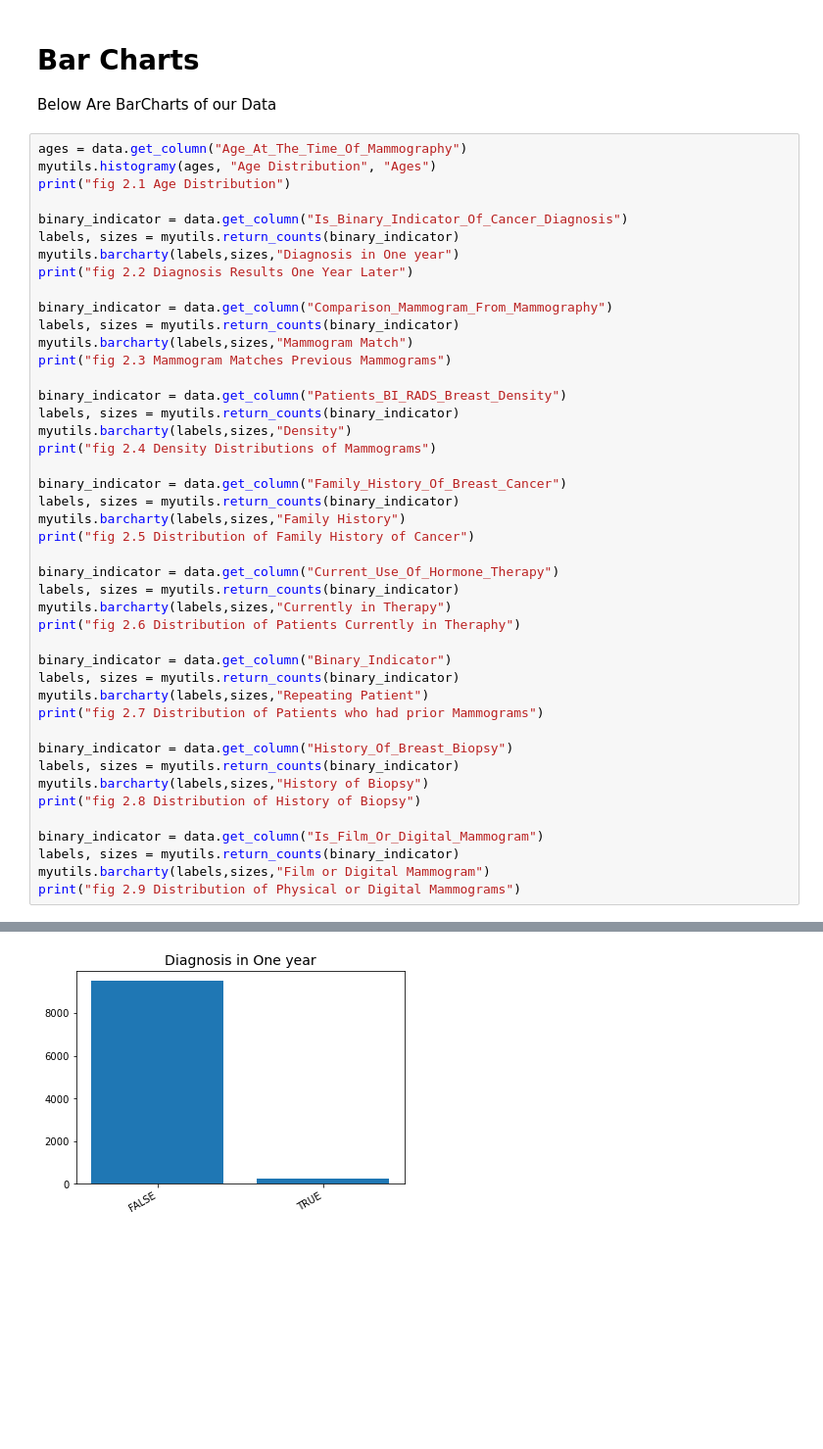
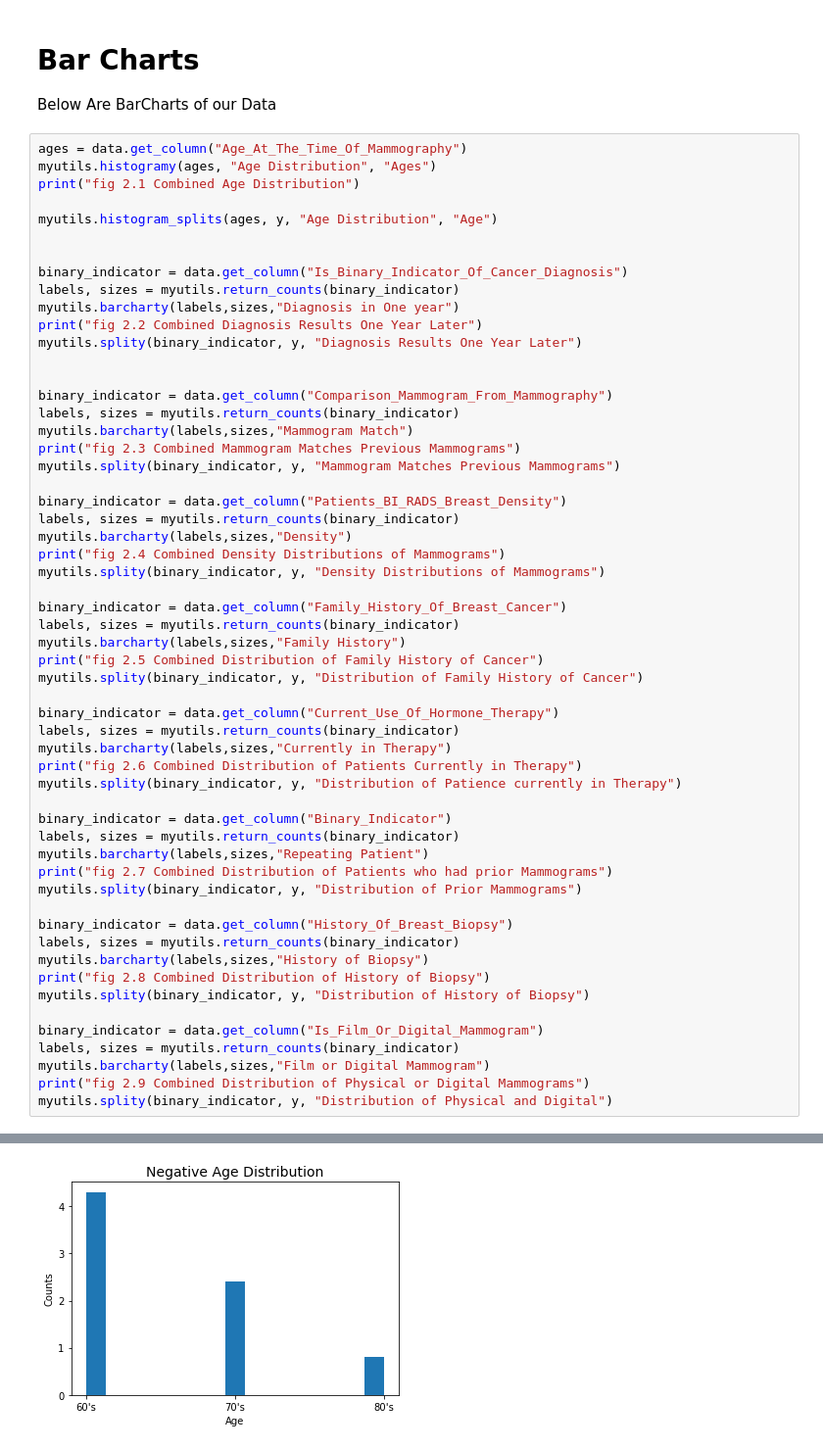
Before and after one commit to Aphollier/Breast_Cancer_Predictor, a Jupyter notebook: Final_Report.ipynb, the cells around one changed output, grey strips where cells are left out. Shown at 98% size. Saved outputs shown, nothing was run; the diff lists cells and outputs as text; blank space fills up the shorter version.

```diff
--- a/Final_Report.ipynb
+++ b/Final_Report.ipynb
@@ -85,45 +107,57 @@ Below Are BarCharts of our Data
 # %%
 ages = data.get_column("Age_At_The_Time_Of_Mammography")
 myutils.histogramy(ages, "Age Distribution", "Ages")
-print("fig 2.1 Age Distribution")
+print("fig 2.1 Combined Age Distribution")
+
+myutils.histogram_splits(ages, y, "Age Distribution", "Age")
+
 
 binary_indicator = data.get_column("Is_Binary_Indicator_Of_Cancer_Diagnosis")
 labels, sizes = myutils.return_counts(binary_indicator)
 myutils.barcharty(labels,sizes,"Diagnosis in One year")
-print("fig 2.2 Diagnosis Results One Year Later")
+print("fig 2.2 Combined Diagnosis Results One Year Later")
+myutils.splity(binary_indicator, y, "Diagnosis Results One Year Later")
+
 
 binary_indicator = data.get_column("Comparison_Mammogram_From_Mammography")
 labels, sizes = myutils.return_counts(binary_indicator)
 myutils.barcharty(labels,sizes,"Mammogram Match")
-print("fig 2.3 Mammogram Matches Previous Mammograms")
+print("fig 2.3 Combined Mammogram Matches Previous Mammograms")
+myutils.splity(binary_indicator, y, "Mammogram Matches Previous Mammograms")
 
 binary_indicator = data.get_column("Patients_BI_RADS_Breast_Density")
 labels, sizes = myutils.return_counts(binary_indicator)
 myutils.barcharty(labels,sizes,"Density")
-print("fig 2.4 Density Distributions of Mammograms")
+print("fig 2.4 Combined Density Distributions of Mammograms")
+myutils.splity(binary_indicator, y, "Density Distributions of Mammograms")
 
 binary_indicator = data.get_column("Family_History_Of_Breast_Cancer")
 labels, sizes = myutils.return_counts(binary_indicator)
 myutils.barcharty(labels,sizes,"Family History")
-print("fig 2.5 Distribution of Family History of Cancer")
+print("fig 2.5 Combined Distribution of Family History of Cancer")
+myutils.splity(binary_indicator, y, "Distribution of Family History of Cancer")
 
 binary_indicator = data.get_column("Current_Use_Of_Hormone_Therapy")
 labels, sizes = myutils.return_counts(binary_indicator)
 myutils.barcharty(labels,sizes,"Currently in Therapy")
-print("fig 2.6 Distribution of Patients Currently in Theraphy")
+print("fig 2.6 Combined Distribution of Patients Currently in Therapy")
+myutils.splity(binary_indicator, y, "Distribution of Patience currently in Therapy")
 
 binary_indicator = data.get_column("Binary_Indicator")
 labels, sizes = myutils.return_counts(binary_indicator)
 myutils.barcharty(labels,sizes,"Repeating Patient")
-print("fig 2.7 Distribution of Patients who had prior Mammograms")
+print("fig 2.7 Combined Distribution of Patients who had prior Mammograms")
+myutils.splity(binary_indicator, y, "Distribution of Prior Mammograms")
 
 binary_indicator = data.get_column("History_Of_Breast_Biopsy")
 labels, sizes = myutils.return_counts(binary_indicator)
 myutils.barcharty(labels,sizes,"History of Biopsy")
-print("fig 2.8 Distribution of History of Biopsy")
+print("fig 2.8 Combined Distribution of History of Biopsy")
+myutils.splity(binary_indicator, y, "Distribution of History of Biopsy")
 
 binary_indicator = data.get_column("Is_Film_Or_Digital_Mammogram")
 labels, sizes = myutils.return_counts(binary_indicator)
 myutils.barcharty(labels,sizes,"Film or Digital Mammogram")
-print("fig 2.9 Distribution of Physical or Digital Mammograms")
+print("fig 2.9 Combined Distribution of Physical or Digital Mammograms")
+myutils.splity(binary_indicator, y, "Distribution of Physical and Digital")
 # %% [output]
@@ -132 +166 @@ fig 2.1 Age Distribution
-[figure, old version]
+[figure, new version]
```
Also changed, not shown: parts of 28 cells of this notebook, 4 other files.
